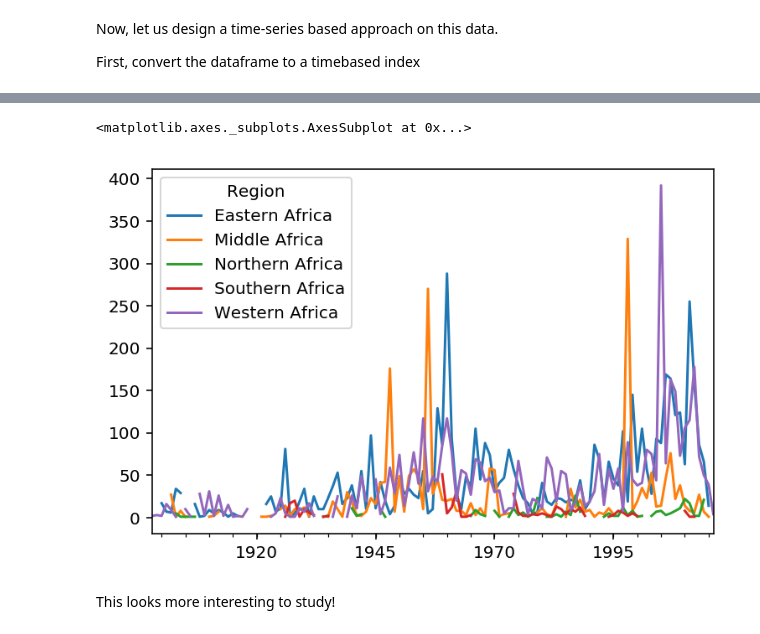
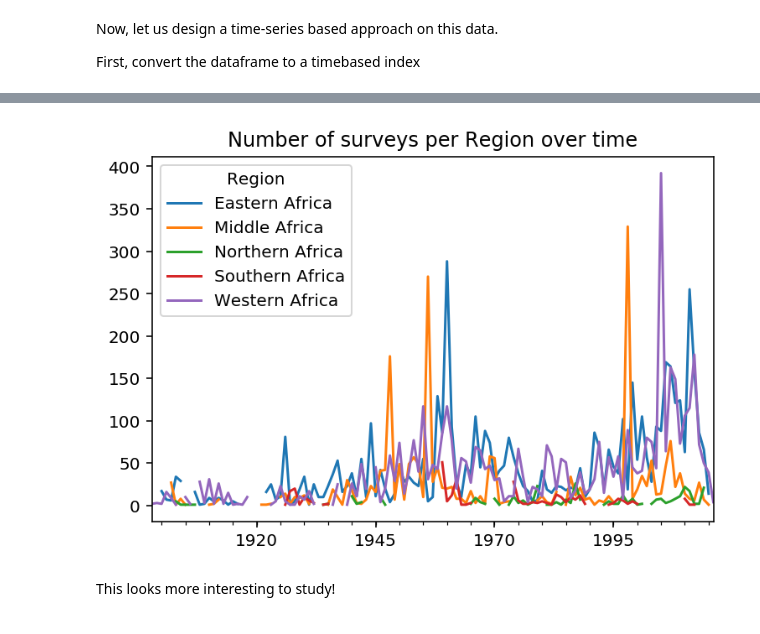
Before and after one commit to SebastianS09/Malaria, a Jupyter notebook: African_anopheline_vectors.ipynb, the cells around one changed output, grey strips where cells are left out. Drawn from its saved outputs; the diff is of its cells as text; code cells hidden in the pictures.

```diff
--- a/African_anopheline_vectors.ipynb
+++ b/African_anopheline_vectors.ipynb
@@ -1263,8 +1220,8 @@ studies_d
 # %%
-studies_d.pivot(values='Count', columns='Region').plot()
+studies_d.pivot(values='Count', columns='Region').plot(title="Number of surveys per Region over time")
+plt.show()
 # %% [output]
-<matplotlib.axes._subplots.AxesSubplot at 0x...>
-[figure, old version]
+[figure, new version]
 # %% [markdown]
 This looks more interesting to study!
 # %%
```
Also changed, not shown: parts of 9 cells of this notebook.
